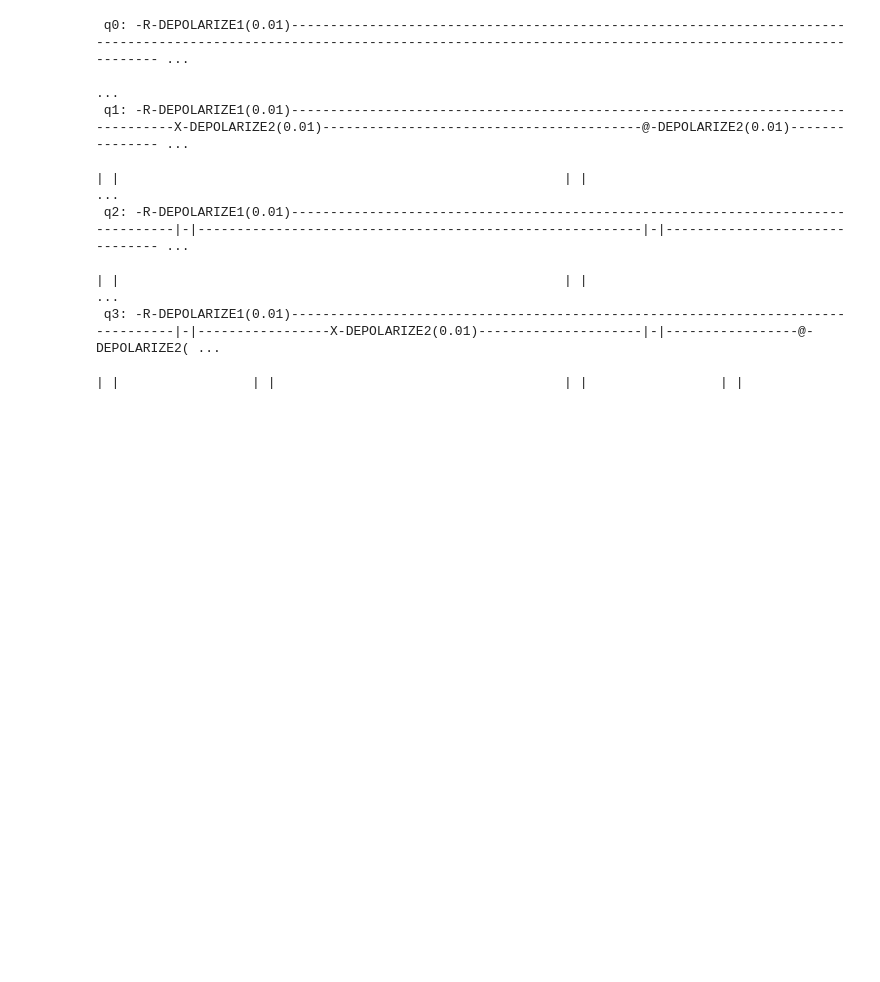
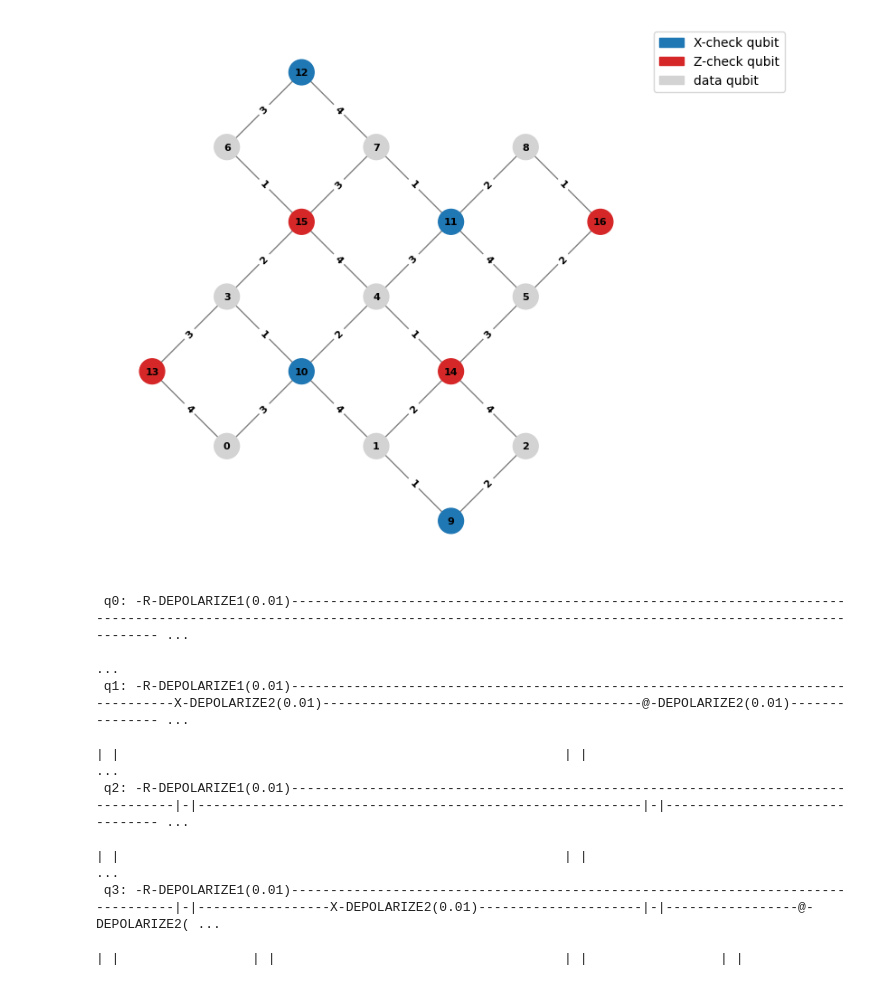
Before and after one commit to adelshb/qec-with-code, a Jupyter notebook: notebooks/rotated_surface_code.ipynb, the cells around one changed output. Saved outputs shown, nothing was run; the diff lists cells and outputs as text; code cells hidden in the pictures; blank space fills up the shorter version.

```diff
--- a/notebooks/rotated_surface_code.ipynb
+++ b/notebooks/rotated_surface_code.ipynb
@@ -9,6 +9,10 @@ rsc = RotatedSurfaceCode(
     depolarize1_rate = 0.01,
     depolarize2_rate = 0.01
 )
+# %%
+rsc.draw_graph()
+# %% [output]
+[figure, added]
 # %%
 rsc.build_memory_circuit(number_of_rounds=2)
 rsc.memory_circuit.diagram()
```
Also changed, not shown: parts of 1 cell of this notebook, 1 other file.
